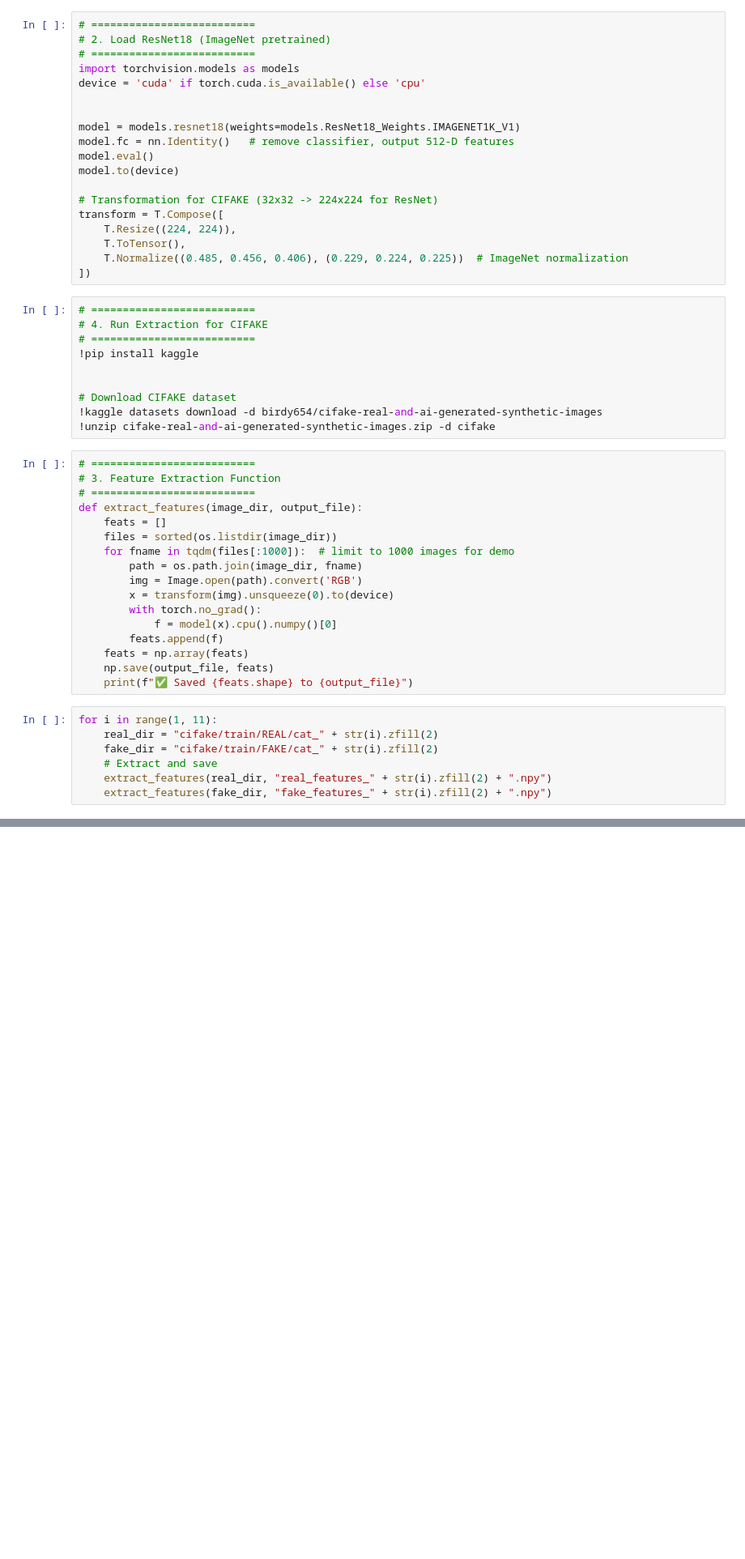
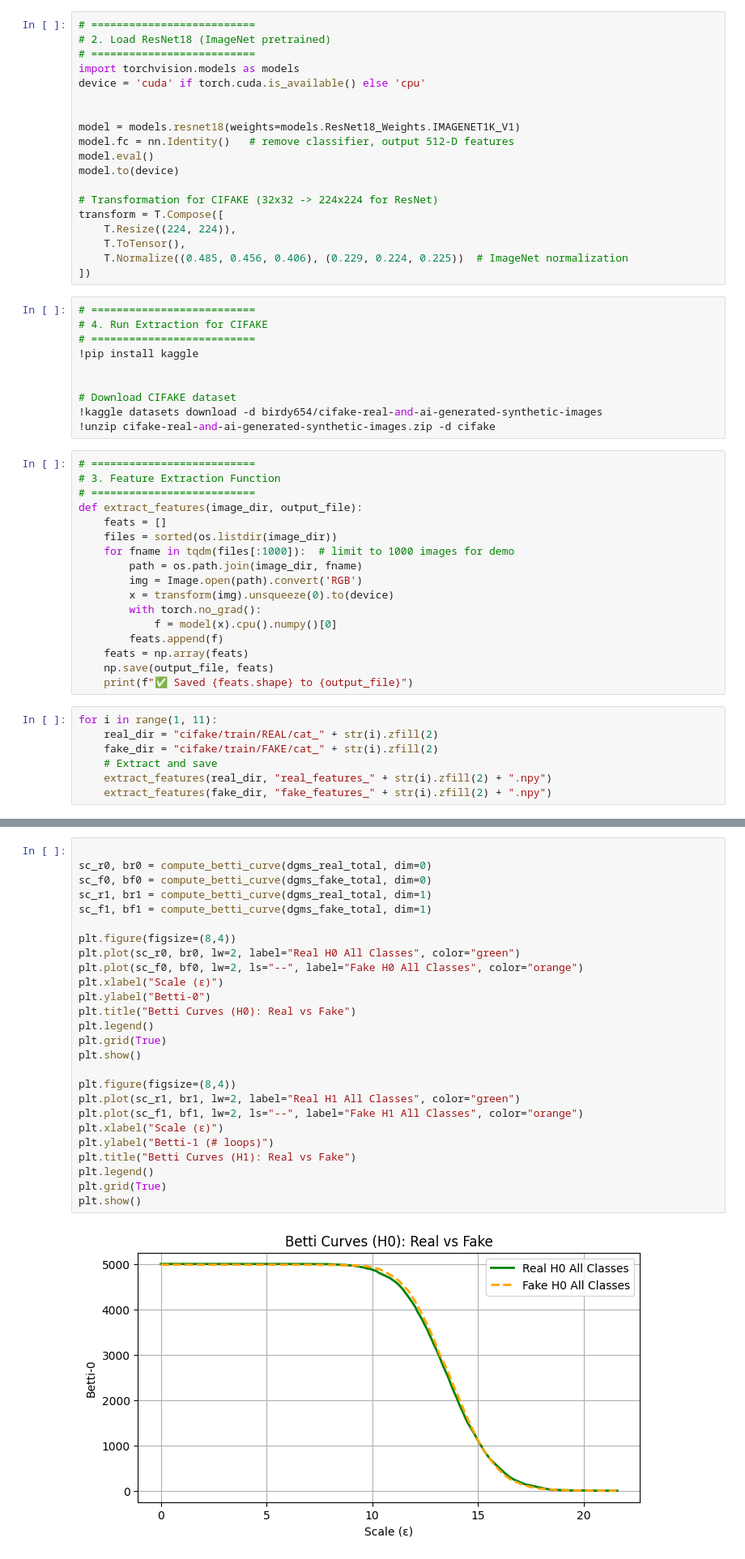
Before and after one commit to skyler-marks/ai-image-detection, a Jupyter notebook: Start.ipynb, the cells around one changed output, grey strips where cells are left out. Shown: that part at 81% size. Saved outputs shown, nothing was run; the diff lists cells and outputs as text; blank space fills up the shorter version.

```diff
--- a/Start.ipynb
+++ b/Start.ipynb
@@ -284,0 +227,28 @@ plt.show()
+# %%
+
+sc_r0, br0 = compute_betti_curve(dgms_real_total, dim=0)
+sc_f0, bf0 = compute_betti_curve(dgms_fake_total, dim=0)
+sc_r1, br1 = compute_betti_curve(dgms_real_total, dim=1)
+sc_f1, bf1 = compute_betti_curve(dgms_fake_total, dim=1)
+
+plt.figure(figsize=(8,4))
+plt.plot(sc_r0, br0, lw=2, label="Real H0 All Classes", color="green")
+plt.plot(sc_f0, bf0, lw=2, ls="--", label="Fake H0 All Classes", color="orange")
+plt.xlabel("Scale (ε)")
+plt.ylabel("Betti-0")
+plt.title("Betti Curves (H0): Real vs Fake")
+plt.legend()
+plt.grid(True)
+plt.show()
+
+plt.figure(figsize=(8,4))
+plt.plot(sc_r1, br1, lw=2, label="Real H1 All Classes", color="green")
+plt.plot(sc_f1, bf1, lw=2, ls="--", label="Fake H1 All Classes", color="orange")
+plt.xlabel("Scale (ε)")
+plt.ylabel("Betti-1 (# loops)")
+plt.title("Betti Curves (H1): Real vs Fake")
+plt.legend()
+plt.grid(True)
+plt.show()
+# %% [output]
+[figure, added]
```
Also changed, not shown: parts of 16 cells of this notebook.
